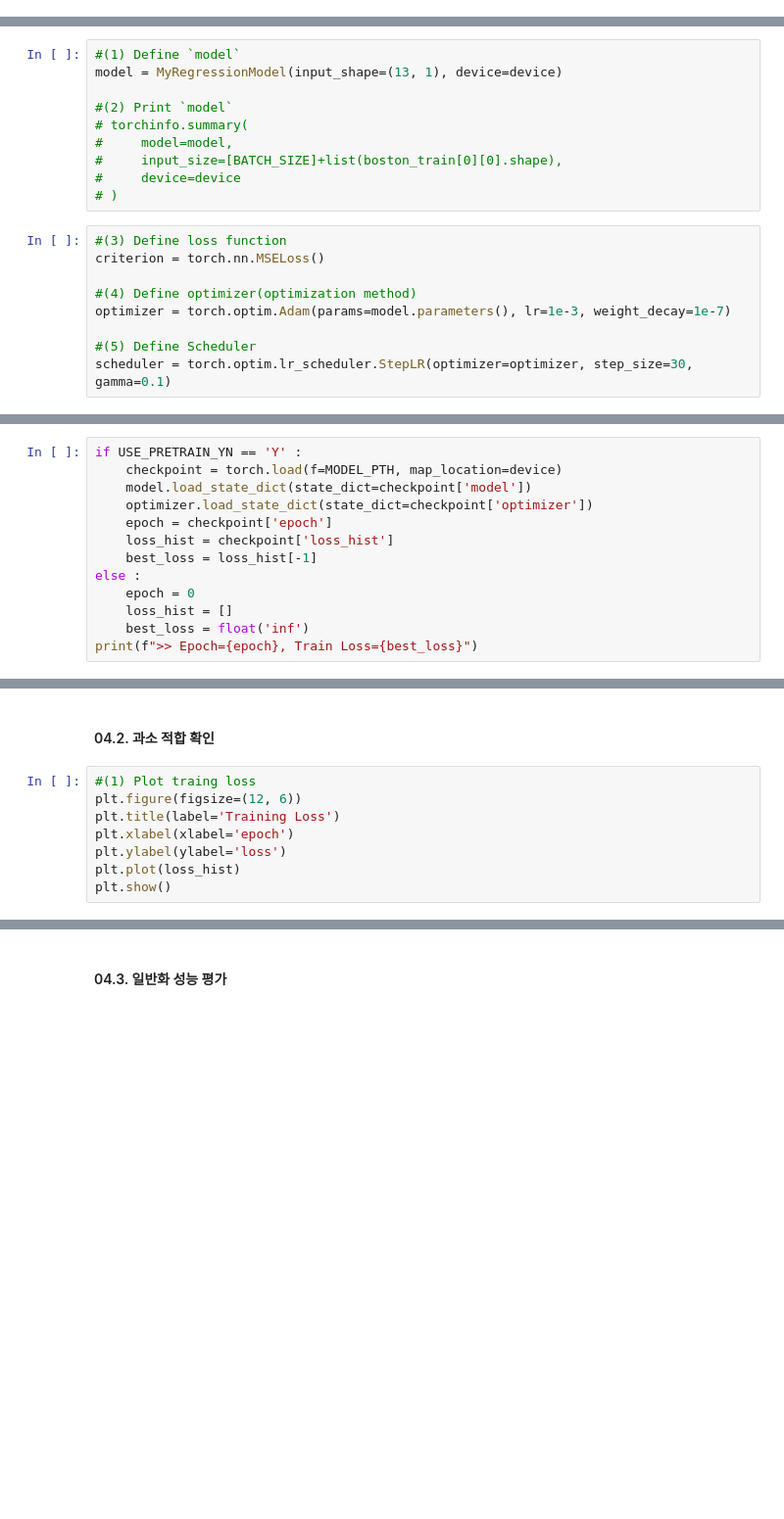
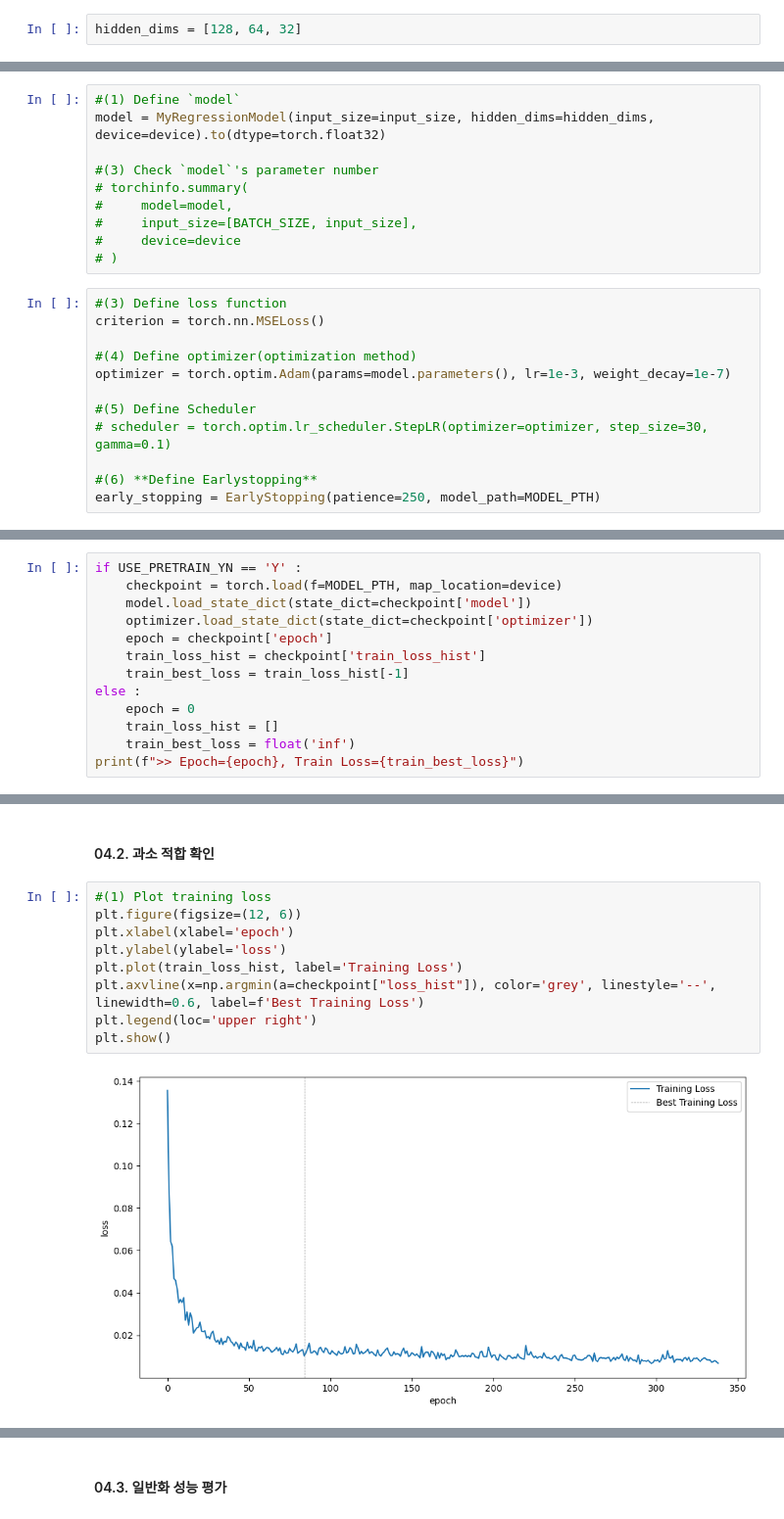
Before and after one commit to sang-he0n/DEEP_LEARNING-practice, a Jupyter notebook: script/CH02. Deep Neural Networks/02.2.2. Tr. Utilitiy - Early Stopping.ipynb, the cells around one changed output, grey strips where cells are left out. Shown at 98% size. Saved outputs shown, nothing was run; the diff lists cells and outputs as text; blank space fills up the shorter version.

```diff
--- a/script/CH02. Deep Neural Networks/02.2.2. Tr. Utilitiy - Early Stopping.ipynb
+++ b/script/CH02. Deep Neural Networks/02.2.2. Tr. Utilitiy - Early Stopping.ipynb
@@ -157 +191,3 @@ boston_test_loader = torch.utils.data.DataLoader(dataset=boston_test, batch_size
+# %%
+hidden_dims = [128, 64, 32]
 # %% [markdown]
@@ -159,11 +195,11 @@ boston_test_loader = torch.utils.data.DataLoader(dataset=boston_test, batch_size
 # %%
 #(1) Define `model`
-model = MyRegressionModel(input_shape=(13, 1), device=device)
+model = MyRegressionModel(input_size=input_size, hidden_dims=hidden_dims, device=device).to(dtype=torch.float32)
 
-#(2) Print `model`
+#(3) Check `model`'s parameter number
 # torchinfo.summary(
 #     model=model,
-#     input_size=[BATCH_SIZE]+list(boston_train[0][0].shape),
+#     input_size=[BATCH_SIZE, input_size],
 #     device=device
 # )
 # %%
@@ -174,5 +210,8 @@ criterion = torch.nn.MSELoss()
 optimizer = torch.optim.Adam(params=model.parameters(), lr=1e-3, weight_decay=1e-7)
 
 #(5) Define Scheduler
-scheduler = torch.optim.lr_scheduler.StepLR(optimizer=optimizer, step_size=30, gamma=0.1)
+# scheduler = torch.optim.lr_scheduler.StepLR(optimizer=optimizer, step_size=30, gamma=0.1)
+
+#(6) **Define Earlystopping**
+early_stopping = EarlyStopping(patience=250, model_path=MODEL_PTH)
 # %% [markdown]
@@ -183,10 +222,10 @@ if USE_PRETRAIN_YN == 'Y' :
     model.load_state_dict(state_dict=checkpoint['model'])
     optimizer.load_state_dict(state_dict=checkpoint['optimizer'])
     epoch = checkpoint['epoch']
-    loss_hist = checkpoint['loss_hist']
-    best_loss = loss_hist[-1]
+    train_loss_hist = checkpoint['train_loss_hist']
+    train_best_loss = train_loss_hist[-1]
 else :
     epoch = 0
-    loss_hist = []
-    best_loss = float('inf')
-print(f">> Epoch={epoch}, Train Loss={best_loss}")
+    train_loss_hist = []
+    train_best_loss = float('inf')
+print(f">> Epoch={epoch}, Train Loss={train_best_loss}")
@@ -234,13 +289,16 @@ print(f'>> Best Epoch : {checkpoint["epoch"]}, Best Loss : {checkpoint["loss_his
 # %% [markdown]
 #### 04.2. **과소 적합 확인**
 # %%
-#(1) Plot traing loss
+#(1) Plot training loss
 plt.figure(figsize=(12, 6))
-plt.title(label='Training Loss')
 plt.xlabel(xlabel='epoch')
 plt.ylabel(ylabel='loss')
-plt.plot(loss_hist)
+plt.plot(train_loss_hist, label='Training Loss')
+plt.axvline(x=np.argmin(a=checkpoint["loss_hist"]), color='grey', linestyle='--', linewidth=0.6, label=f'Best Training Loss')
+plt.legend(loc='upper right')
 plt.show()
+# %% [output]
+[figure, added]
 # %%
 #(2) Check RMSE
 rmse_train = compute_rmse(model=model, loader=boston_train_loader)
```
Also changed, not shown: parts of 31 cells of this notebook, 10 other files.
